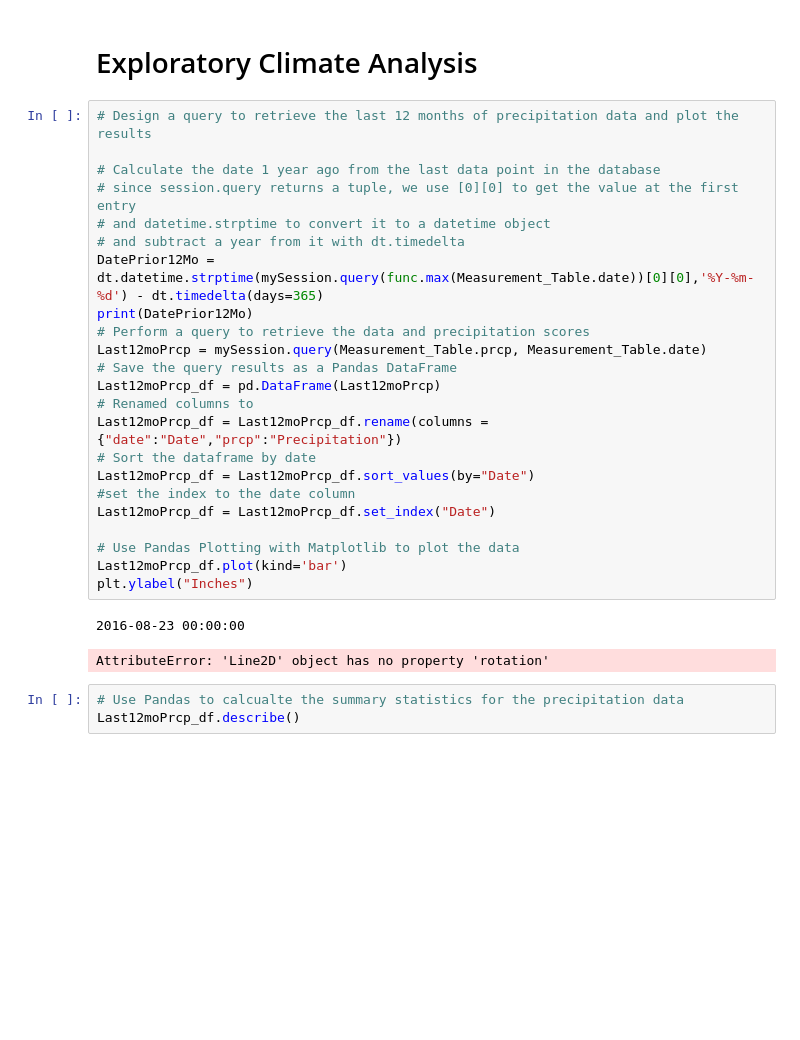
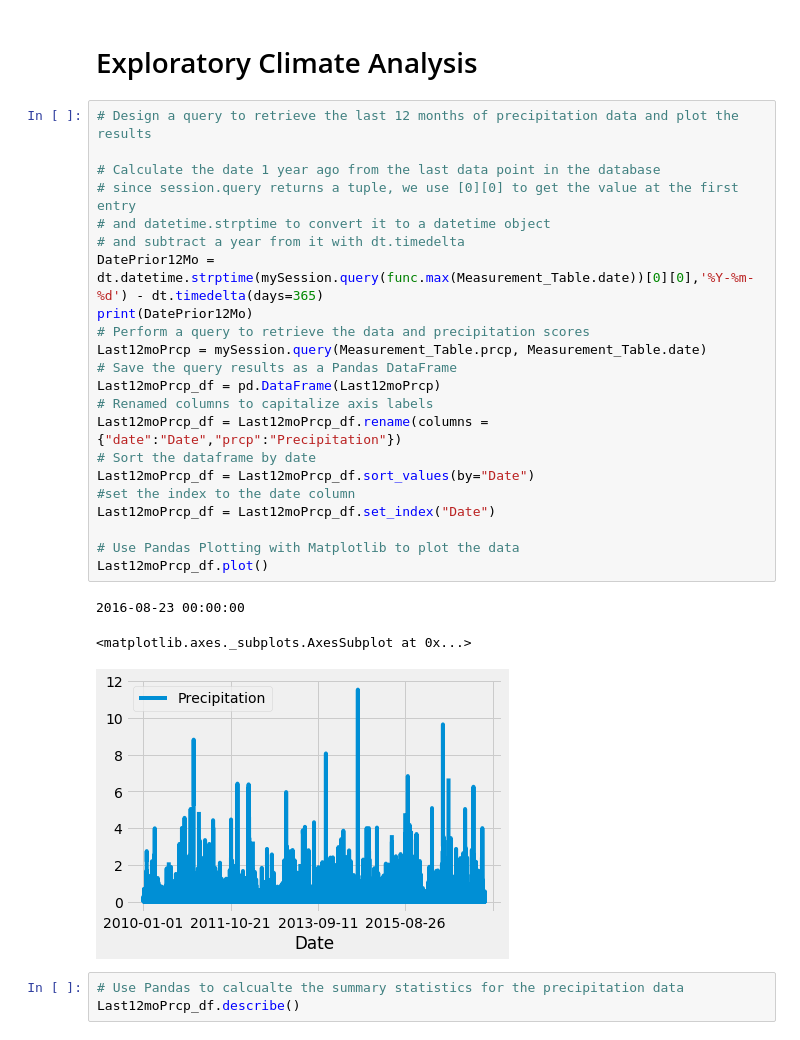
Before and after one commit to abordetskiy/Hawaii-Climate-Data-SQL-Integration, a Jupyter notebook: sqlalchemy-challenge.ipynb, the cells around one changed output. Drawn from its saved outputs; the diff is of its cells as text; blank space fills up the shorter version.

```diff
--- a/sqlalchemy-challenge.ipynb
+++ b/sqlalchemy-challenge.ipynb
@@ -65,29 +65,29 @@ mySession = Session(bind=engine)
 # %%
 # Design a query to retrieve the last 12 months of precipitation data and plot the results
 
 # Calculate the date 1 year ago from the last data point in the database
 # since session.query returns a tuple, we use [0][0] to get the value at the first entry
 # and datetime.strptime to convert it to a datetime object
 # and subtract a year from it with dt.timedelta
 DatePrior12Mo = dt.datetime.strptime(mySession.query(func.max(Measurement_Table.date))[0][0],'%Y-%m-%d') - dt.timedelta(days=365)
 print(DatePrior12Mo)
 # Perform a query to retrieve the data and precipitation scores
 Last12moPrcp = mySession.query(Measurement_Table.prcp, Measurement_Table.date)
 # Save the query results as a Pandas DataFrame
 Last12moPrcp_df = pd.DataFrame(Last12moPrcp)
-# Renamed columns to
+# Renamed columns to capitalize axis labels
 Last12moPrcp_df = Last12moPrcp_df.rename(columns = {"date":"Date","prcp":"Precipitation"})
 # Sort the dataframe by date
 Last12moPrcp_df = Last12moPrcp_df.sort_values(by="Date")
 #set the index to the date column
 Last12moPrcp_df = Last12moPrcp_df.set_index("Date")
 
 # Use Pandas Plotting with Matplotlib to plot the data
-Last12moPrcp_df.plot(kind='bar')
-plt.ylabel("Inches")
+Last12moPrcp_df.plot()
 # %% [output]
 2016-08-23 00:00:00
-AttributeError: 'Line2D' object has no property 'rotation'
+<matplotlib.axes._subplots.AxesSubplot at 0x...>
+[figure, added]
 # %%
 # Use Pandas to calcualte the summary statistics for the precipitation data
 Last12moPrcp_df.describe()
```
Also changed, not shown: parts of 5 cells of this notebook.
